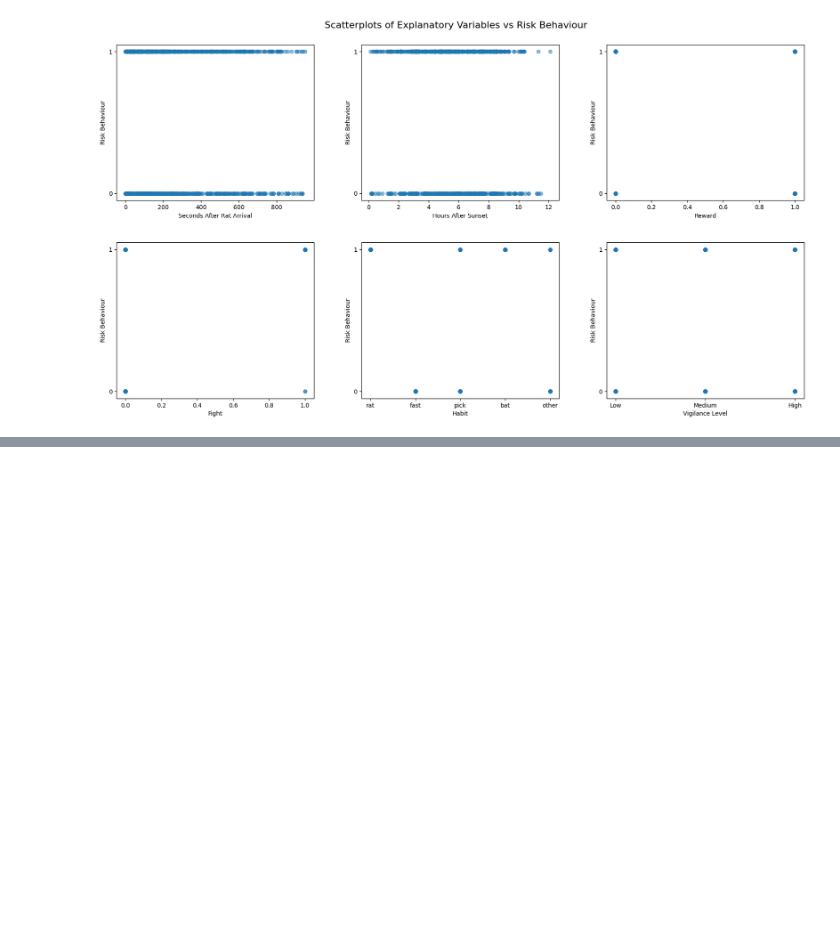
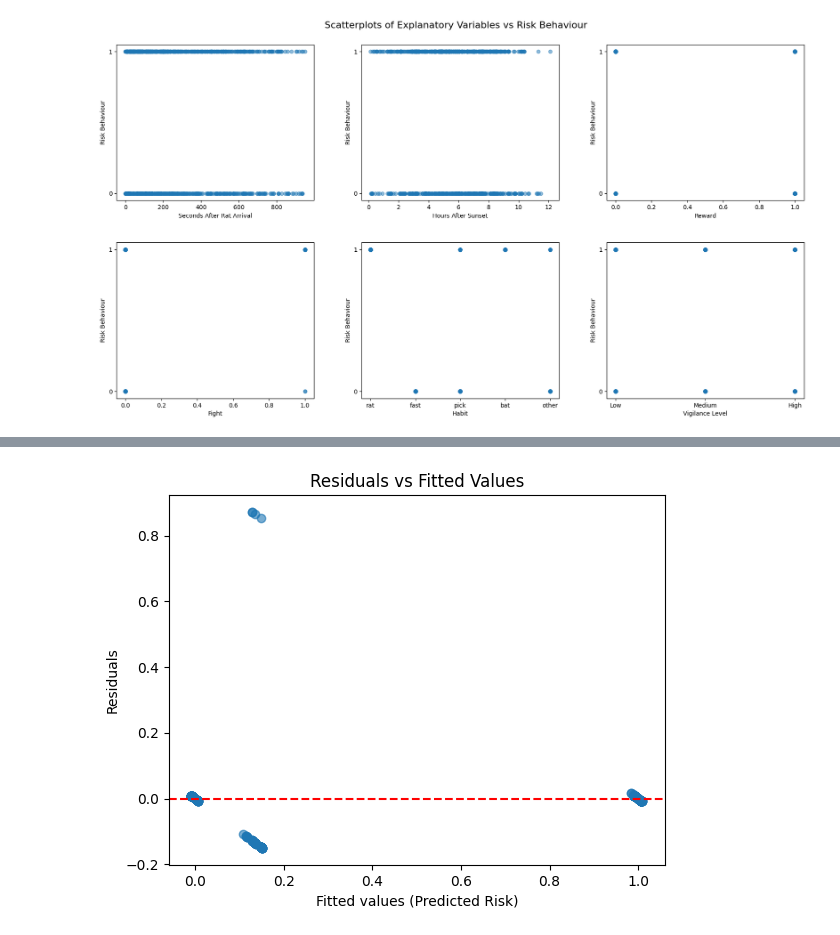
Before and after one commit to navodyapiumanthi/HIT140-Assignment-3_Group-54, a Jupyter notebook: Investigation_A.ipynb, the cells around one changed output, grey strips where cells are left out. Drawn from its saved outputs; the diff is of its cells as text; code cells hidden in the pictures; blank space fills up the shorter version.

```diff
--- a/Investigation_A.ipynb
+++ b/Investigation_A.ipynb
@@ -231,0 +254,15 @@ plt.show()
+# %%
+import numpy as np
+
+# Get predictions and residuals
+y_pred = pipeline.predict(X_test)
+residuals = y_test - y_pred
+
+plt.scatter(y_pred, residuals, alpha=0.6)
+plt.axhline(y=0, color='red', linestyle='--')
+plt.xlabel("Fitted values (Predicted Risk)")
+plt.ylabel("Residuals")
+plt.title("Residuals vs Fitted Values")
+plt.show()
+# %% [output]
+[figure, added]
```
Also changed, not shown: parts of 10 cells of this notebook, 1 other file.
